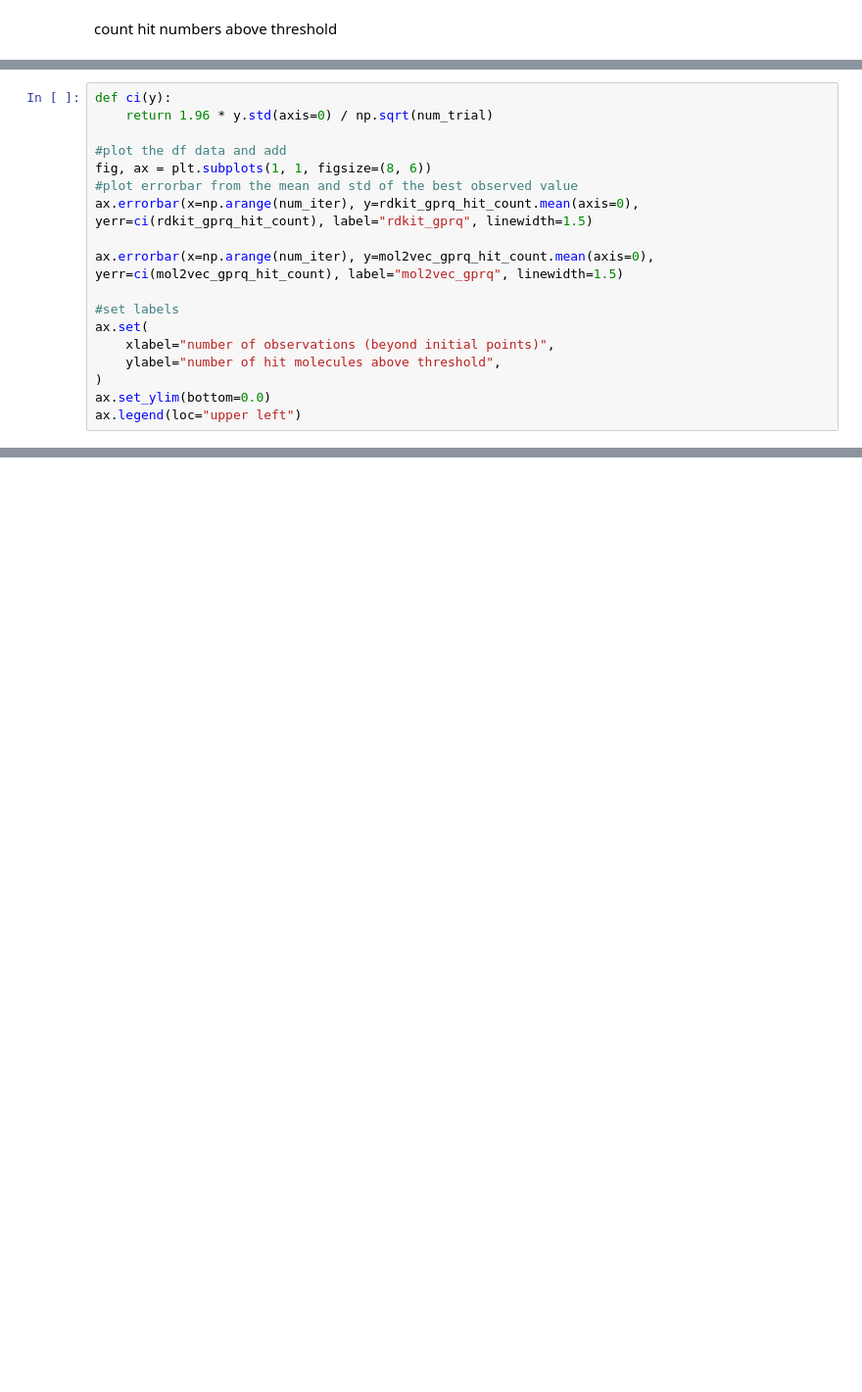
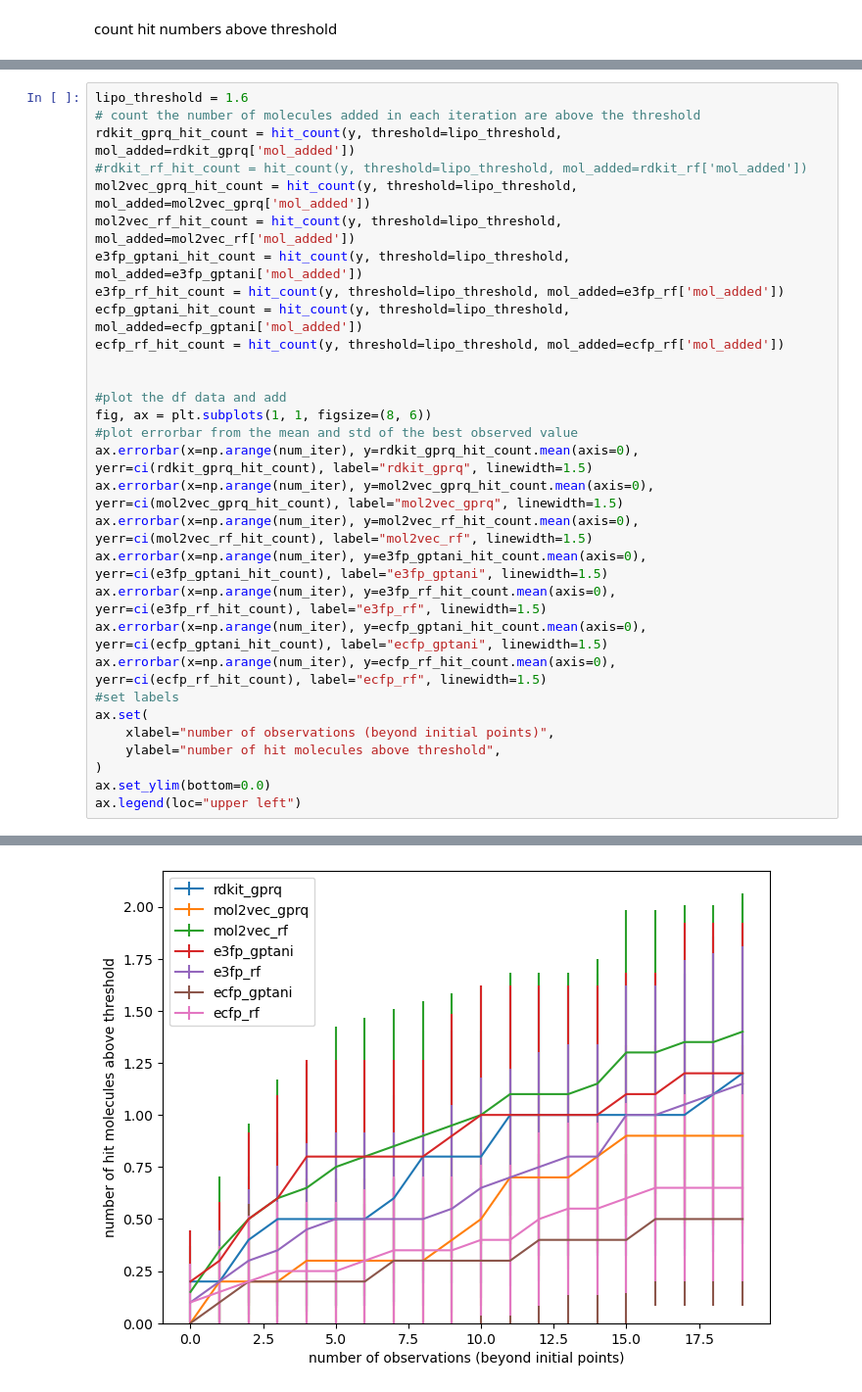
Before and after one commit to FrankWanger/ACBO-Feat, a Jupyter notebook: result_visualization.ipynb, the cells around one changed output, grey strips where cells are left out. Shown: that part at 98% size. Cells and saved outputs as stored; diff of their text form; blank space fills up the shorter version.

```diff
--- a/result_visualization.ipynb
+++ b/result_visualization.ipynb
@@ -70,18 +83,0 @@ mol2vec_gprq_hit_count = hit_count(y, threshold=1.5, mol_added=mol2vec_gprq['mol
-# %%
-def ci(y):
-    return 1.96 * y.std(axis=0) / np.sqrt(num_trial)
-
-#plot the df data and add
-fig, ax = plt.subplots(1, 1, figsize=(8, 6))
-#plot errorbar from the mean and std of the best observed value
-ax.errorbar(x=np.arange(num_iter), y=rdkit_gprq_hit_count.mean(axis=0), yerr=ci(rdkit_gprq_hit_count), label="rdkit_gprq", linewidth=1.5)
-
-ax.errorbar(x=np.arange(num_iter), y=mol2vec_gprq_hit_count.mean(axis=0), yerr=ci(mol2vec_gprq_hit_count), label="mol2vec_gprq", linewidth=1.5)
-
-#set labels
-ax.set(
-    xlabel="number of observations (beyond initial points)",
-    ylabel="number of hit molecules above threshold",
-)
-ax.set_ylim(bottom=0.0)
-ax.legend(loc="upper left")
@@ -90,0 +84,31 @@ ax.legend(loc="upper left")
+# %%
+lipo_threshold = 1.6
+# count the number of molecules added in each iteration are above the threshold
+rdkit_gprq_hit_count = hit_count(y, threshold=lipo_threshold, mol_added=rdkit_gprq['mol_added'])
+#rdkit_rf_hit_count = hit_count(y, threshold=lipo_threshold, mol_added=rdkit_rf['mol_added'])
+mol2vec_gprq_hit_count = hit_count(y, threshold=lipo_threshold, mol_added=mol2vec_gprq['mol_added'])
+mol2vec_rf_hit_count = hit_count(y, threshold=lipo_threshold, mol_added=mol2vec_rf['mol_added'])
+e3fp_gptani_hit_count = hit_count(y, threshold=lipo_threshold, mol_added=e3fp_gptani['mol_added'])
+e3fp_rf_hit_count = hit_count(y, threshold=lipo_threshold, mol_added=e3fp_rf['mol_added'])
+ecfp_gptani_hit_count = hit_count(y, threshold=lipo_threshold, mol_added=ecfp_gptani['mol_added'])
+ecfp_rf_hit_count = hit_count(y, threshold=lipo_threshold, mol_added=ecfp_rf['mol_added'])
+
+
+#plot the df data and add
+fig, ax = plt.subplots(1, 1, figsize=(8, 6))
+#plot errorbar from the mean and std of the best observed value
+ax.errorbar(x=np.arange(num_iter), y=rdkit_gprq_hit_count.mean(axis=0), yerr=ci(rdkit_gprq_hit_count), label="rdkit_gprq", linewidth=1.5)
+ax.errorbar(x=np.arange(num_iter), y=mol2vec_gprq_hit_count.mean(axis=0), yerr=ci(mol2vec_gprq_hit_count), label="mol2vec_gprq", linewidth=1.5)
+ax.errorbar(x=np.arange(num_iter), y=mol2vec_rf_hit_count.mean(axis=0), yerr=ci(mol2vec_rf_hit_count), label="mol2vec_rf", linewidth=1.5)
+ax.errorbar(x=np.arange(num_iter), y=e3fp_gptani_hit_count.mean(axis=0), yerr=ci(e3fp_gptani_hit_count), label="e3fp_gptani", linewidth=1.5)
+ax.errorbar(x=np.arange(num_iter), y=e3fp_rf_hit_count.mean(axis=0), yerr=ci(e3fp_rf_hit_count), label="e3fp_rf", linewidth=1.5)
+ax.errorbar(x=np.arange(num_iter), y=ecfp_gptani_hit_count.mean(axis=0), yerr=ci(ecfp_gptani_hit_count), label="ecfp_gptani", linewidth=1.5)
+ax.errorbar(x=np.arange(num_iter), y=ecfp_rf_hit_count.mean(axis=0), yerr=ci(ecfp_rf_hit_count), label="ecfp_rf", linewidth=1.5)
+#set labels
+ax.set(
+    xlabel="number of observations (beyond initial points)",
+    ylabel="number of hit molecules above threshold",
+)
+ax.set_ylim(bottom=0.0)
+ax.legend(loc="upper left")
+# %% [output]
@@ -90,0 +116 @@ ax.legend(loc="upper left")
+[figure, added]
```
Also changed, not shown: parts of 6 cells of this notebook.
